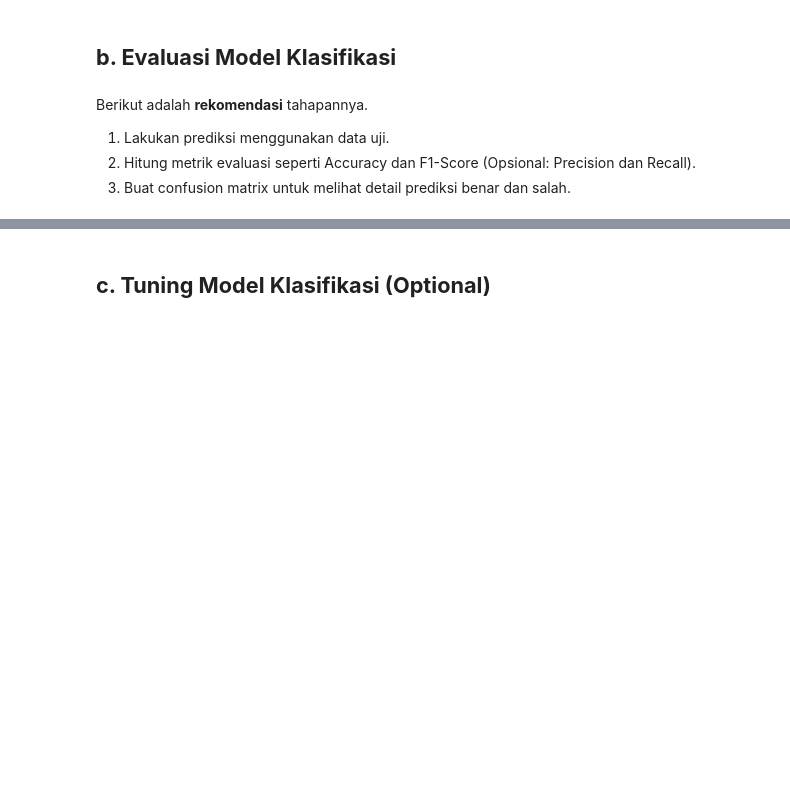
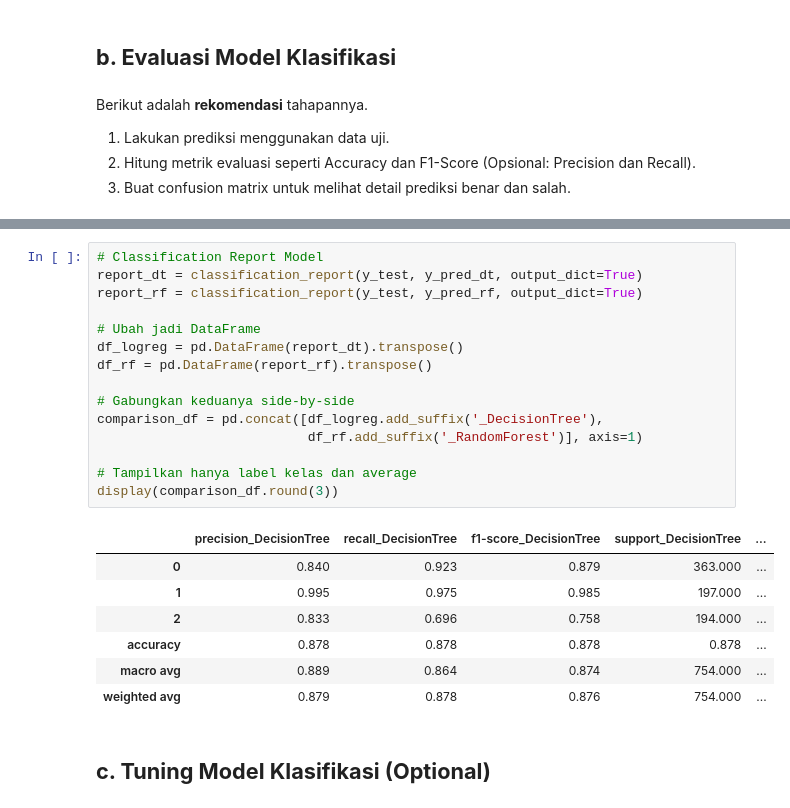
Before and after one commit to hayhalo/Project-Akhir-Belajar-ML-untuk-Pemula, a Jupyter notebook: [Klasifikasi]_Submission_Akhir_BMLP_Muhammad Husni Zahran Nugrahanto.ipynb, the cells around one changed output, grey strips where cells are left out. Saved outputs shown, nothing was run; the diff lists cells and outputs as text; blank space fills up the shorter version.

```diff
--- a/[Klasifikasi]_Submission_Akhir_BMLP_Muhammad Husni Zahran Nugrahanto.ipynb
+++ b/[Klasifikasi]_Submission_Akhir_BMLP_Muhammad Husni Zahran Nugrahanto.ipynb
@@ -247,3 +151,26 @@ Maka dari itu, pemilihan model akan bergantung pada kebutuhan spesifik Anda, apa
+# %%
+# Classification Report Model
+report_dt = classification_report(y_test, y_pred_dt, output_dict=True)
+report_rf = classification_report(y_test, y_pred_rf, output_dict=True)
+
+# Ubah jadi DataFrame
+df_logreg = pd.DataFrame(report_dt).transpose()
+df_rf = pd.DataFrame(report_rf).transpose()
+
+# Gabungkan keduanya side-by-side
+comparison_df = pd.concat([df_logreg.add_suffix('_DecisionTree'),
+                           df_rf.add_suffix('_RandomForest')], axis=1)
+
+# Tampilkan hanya label kelas dan average
+display(comparison_df.round(3))
+# %% [output]
+|  | precision_DecisionTree | recall_DecisionTree | f1-score_DecisionTree | support_DecisionTree | ... |
+| 0 | 0.840 | 0.923 | 0.879 | 363.000 | ... |
+| 1 | 0.995 | 0.975 | 0.985 | 197.000 | ... |
+| 2 | 0.833 | 0.696 | 0.758 | 194.000 | ... |
+| accuracy | 0.878 | 0.878 | 0.878 | 0.878 | ... |
+| macro avg | 0.889 | 0.864 | 0.874 | 754.000 | ... |
+| weighted avg | 0.879 | 0.878 | 0.876 | 754.000 | ... |
 # %% [markdown]
 ## **c. Tuning Model Klasifikasi (Optional)**
 # %% [markdown]
```
Also changed, not shown: parts of 17 cells of this notebook.
